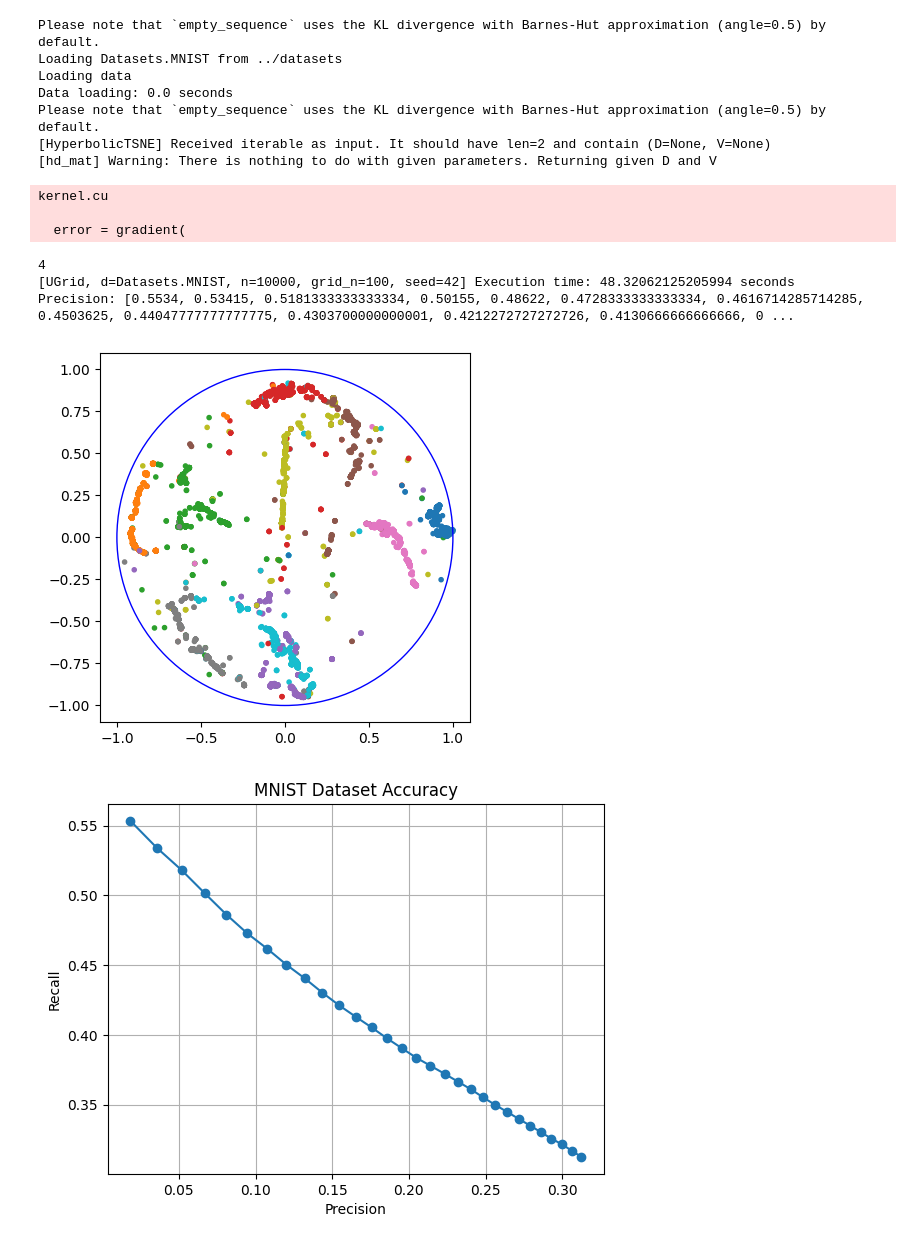
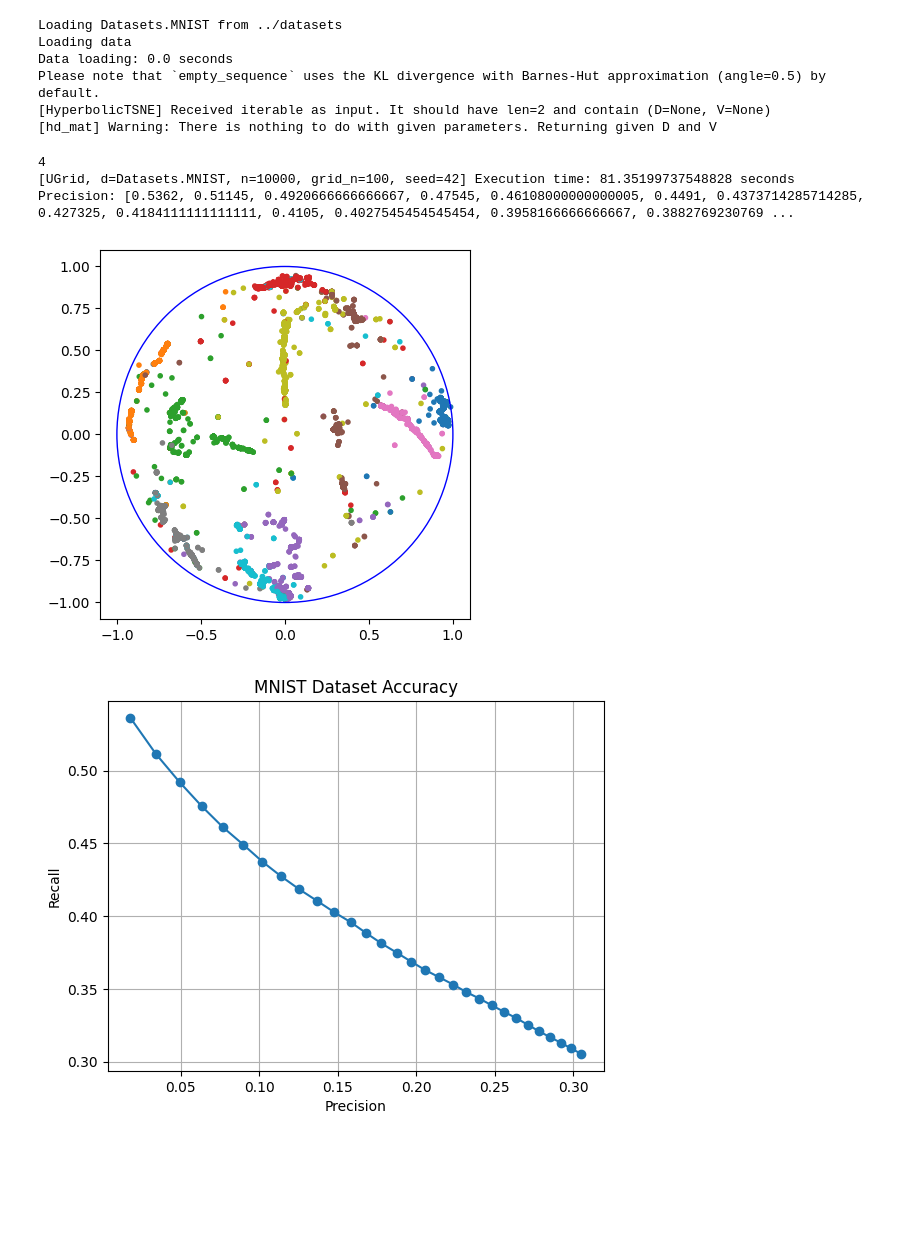
Before and after one commit to Milan7843/hyperbolic-tsne, a Jupyter notebook: uniform_grid_experiments/simple_embedding_example.ipynb, the cells around one changed output. Drawn from its saved outputs; the diff is of its cells as text; code cells hidden in the pictures; blank space fills up the shorter version.

```diff
--- a/uniform_grid_experiments/simple_embedding_example.ipynb
+++ b/uniform_grid_experiments/simple_embedding_example.ipynb
@@ -1,38 +1,34 @@
 # %%
 from helpers import run, run_mult, Datasets, plot_points, plot_points_separate, plt
 
 data_home = "../datasets"
 log_path = "temp/poincaregpu/"
 
 only_animate = False
 seed = 42
-perplexity = 15
+perplexity = 30
 logging = False
 
 
 # RUNNING MNIST DATASET TEST
 num_points = 10000
 grid_n = 100
 
 dataset = Datasets.MNIST
 p, r, t = run(num_points, False, True, grid_n, seed, logging, log_path, dataset, perplexity, data_home)
 
 plt.figure()
 
 plot_points_separate([p], None, "MNIST Dataset Accuracy", "Precision", "Recall", [r])
 # %% [output]
-Please note that `empty_sequence` uses the KL divergence with Barnes-Hut approximation (angle=0.5) by default.
 Loading Datasets.MNIST from ../datasets
 Loading data
 Data loading: 0.0 seconds
 Please note that `empty_sequence` uses the KL divergence with Barnes-Hut approximation (angle=0.5) by default.
 [HyperbolicTSNE] Received iterable as input. It should have len=2 and contain (D=None, V=None)
 [hd_mat] Warning: There is nothing to do with given parameters. Returning given D and V
-kernel.cu
-
-  error = gradient(
+4
+[UGrid, d=Datasets.MNIST, n=10000, grid_n=100, seed=42] Execution time: 81.35199737548828 seconds
+Precision: [0.5362, 0.51145, 0.4920666666666667, 0.47545, 0.46108000000000005, 0.4491, 0.4373714285714285, 0.427325, 0.4184111111111111, 0.4105, 0.4027545454545454, 0.3958166666666667, 0.3882769230769 ...
-4
-[UGrid, d=Datasets.MNIST, n=10000, grid_n=100, seed=42] Execution time: 48.32062125205994 seconds
-Precision: [0.5534, 0.53415, 0.5181333333333334, 0.50155, 0.48622, 0.4728333333333334, 0.4616714285714285, 0.4503625, 0.44047777777777775, 0.4303700000000001, 0.4212272727272726, 0.4130666666666666, 0 ...
-[figure, old version]
+[figure, new version]
-[figure, old version]
+[figure, new version]
```
Also changed, not shown: 10 other files.
